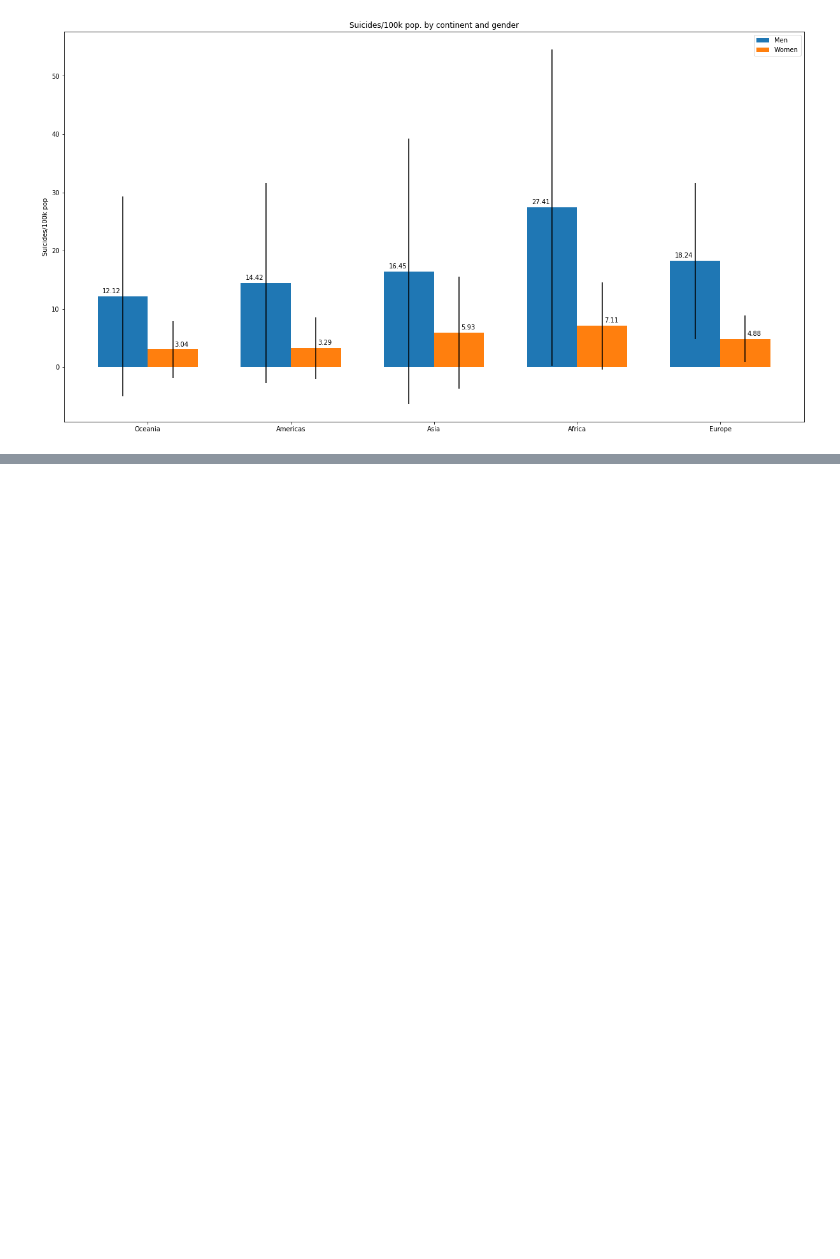
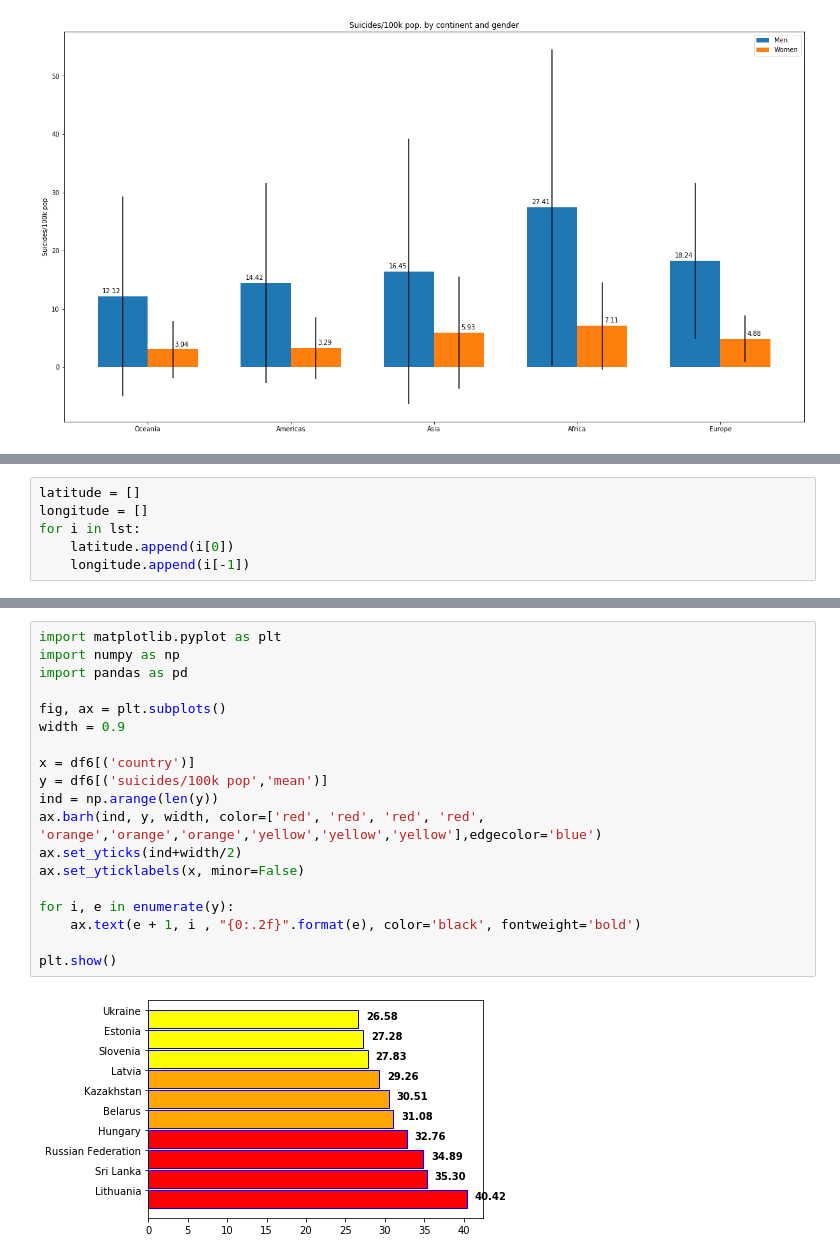
Before and after one commit to jmolins89/project-pipeline, a Jupyter notebook: src/Untitled.ipynb, the cells around one changed output, grey strips where cells are left out. Saved outputs shown, nothing was run; the diff lists cells and outputs as text; blank space fills up the shorter version.

```diff
--- a/src/Untitled.ipynb
+++ b/src/Untitled.ipynb
@@ -391,0 +466,6 @@ plt.show()
+# %%
+latitude = []
+longitude = []
+for i in lst:
+    latitude.append(i[0])
+    longitude.append(i[-1])
@@ -391,0 +564,21 @@ plt.show()
+# %%
+import matplotlib.pyplot as plt
+import numpy as np
+import pandas as pd
+
+fig, ax = plt.subplots()
+width = 0.9
+
+x = df6[('country')]
+y = df6[('suicides/100k pop','mean')]
+ind = np.arange(len(y))
+ax.barh(ind, y, width, color=['red', 'red', 'red', 'red', 'orange','orange','orange','yellow','yellow','yellow'],edgecolor='blue')
+ax.set_yticks(ind+width/2)
+ax.set_yticklabels(x, minor=False)
+
+for i, e in enumerate(y):
+    ax.text(e + 1, i , "{0:.2f}".format(e), color='black', fontweight='bold')
+
+plt.show()
+# %% [output]
+[figure, added]
```
Also changed, not shown: parts of 22 cells of this notebook, 13 other files.
